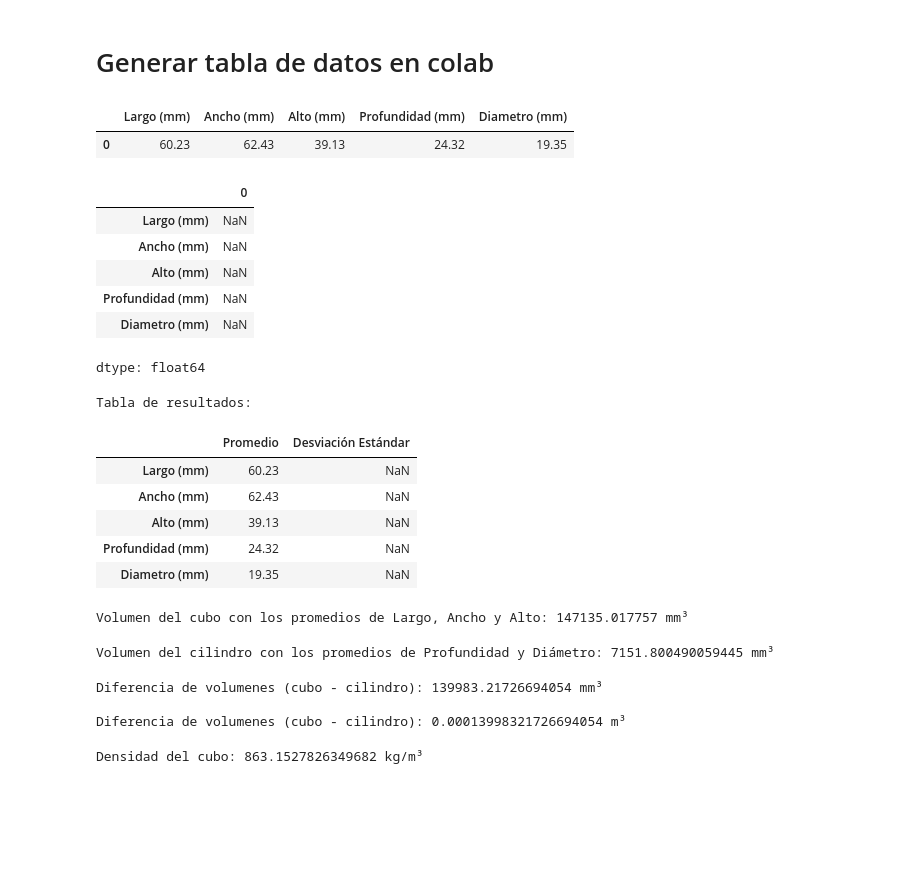
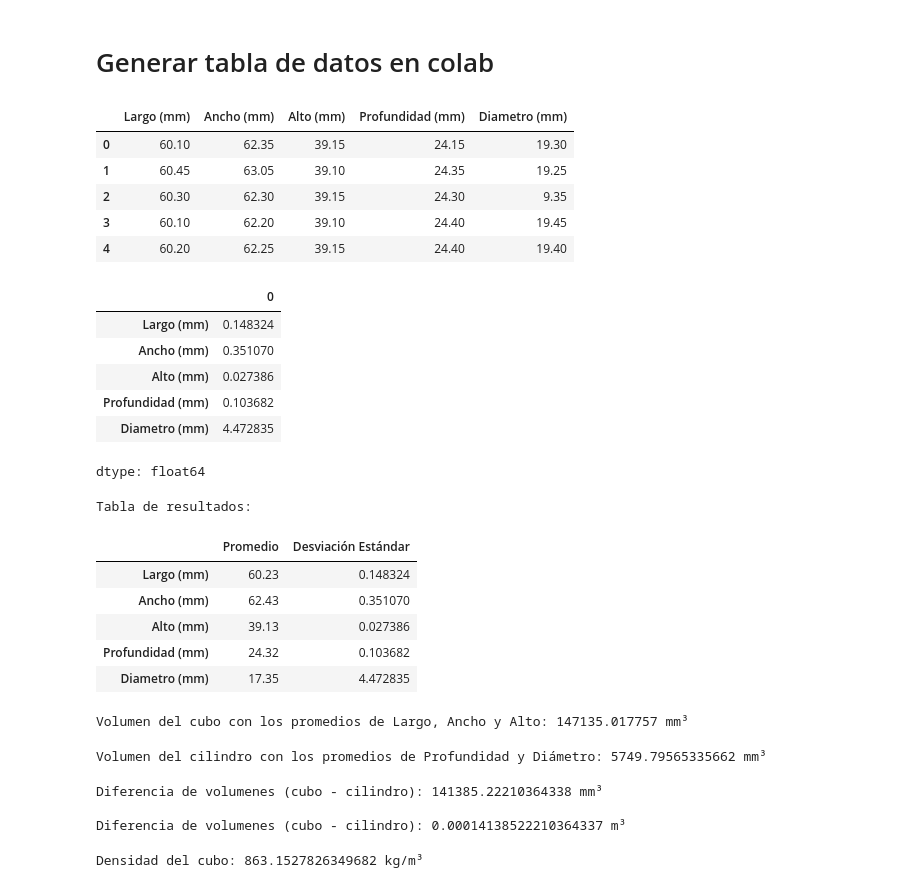
Before and after one commit to nicorico18/IA-assited-programing4physics, a Jupyter notebook: Mediciones.ipynb, the cells around one changed output. Drawn from its saved outputs; the diff is of its cells as text; code cells hidden in the pictures; blank space fills up the shorter version.

```diff
--- a/Mediciones.ipynb
+++ b/Mediciones.ipynb
@@ -5,21 +5,25 @@
 # %%
  #prompt: Porfavor genera una tabla de datos para medir 5 veces las dimensiones de un prisma
 
 import pandas as pd
 
 # Crear un DataFrame vacío
-data = {'Largo (mm)': [60.23],
-        'Ancho (mm)': [62.43],
-        'Alto (mm)': [39.13],
-        "Profundidad (mm)": [24.32],
-        "Diametro (mm)": [19.35]}
+data = {'Largo (mm)': [60.10, 60.45, 60.30, 60.10, 60.20],
+        'Ancho (mm)': [62.35, 63.05, 62.30, 62.20, 62.25],
+        'Alto (mm)': [39.15, 39.10, 39.15, 39.10, 39.15],
+        "Profundidad (mm)": [24.15 , 24.35, 24.30, 24.40, 24.40],
+        "Diametro (mm)": [19.30 , 19.25, 9.35, 19.45, 19.40]}
 df = pd.DataFrame(data)
 
 # Mostrar la tabla
 df
 # %% [output]
 |  | Largo (mm) | Ancho (mm) | Alto (mm) | Profundidad (mm) | Diametro (mm) |
-| 0 | 60.23 | 62.43 | 39.13 | 24.32 | 19.35 |
+| 0 | 60.10 | 62.35 | 39.15 | 24.15 | 19.30 |
+| 1 | 60.45 | 63.05 | 39.10 | 24.35 | 19.25 |
+| 2 | 60.30 | 62.30 | 39.15 | 24.30 | 9.35 |
+| 3 | 60.10 | 62.20 | 39.10 | 24.40 | 19.45 |
+| 4 | 60.20 | 62.25 | 39.15 | 24.40 | 19.40 |
 # %%
 # prompt: Por favor calcula la desviacion estandar de cada columna
 
@@ -30,11 +34,11 @@ desviacion_estandar = df.std()
 desviacion_estandar
 # %% [output]
 |  | 0 |
-| Largo (mm) | NaN |
-| Ancho (mm) | NaN |
-| Alto (mm) | NaN |
-| Profundidad (mm) | NaN |
-| Diametro (mm) | NaN |
+| Largo (mm) | 0.148324 |
+| Ancho (mm) | 0.351070 |
+| Alto (mm) | 0.027386 |
+| Profundidad (mm) | 0.103682 |
+| Diametro (mm) | 4.472835 |
 dtype: float64
 # %%
 # Calcular la desviación estándar de cada columna
@@ -52,11 +56,11 @@ resultados
 # %% [output]
 Tabla de resultados:
 |  | Promedio | Desviación Estándar |
-| Largo (mm) | 60.23 | NaN |
-| Ancho (mm) | 62.43 | NaN |
-| Alto (mm) | 39.13 | NaN |
-| Profundidad (mm) | 24.32 | NaN |
-| Diametro (mm) | 19.35 | NaN |
+| Largo (mm) | 60.23 | 0.148324 |
+| Ancho (mm) | 62.43 | 0.351070 |
+| Alto (mm) | 39.13 | 0.027386 |
+| Profundidad (mm) | 24.32 | 0.103682 |
+| Diametro (mm) | 17.35 | 4.472835 |
 # %%
 # prompt: Calcula volumen del cubo con los promedios de LArgo ANcho y Alto
 
@@ -84,7 +88,7 @@ volumen_cilindro = math.pi * (radio**2) * promedio_profundidad
 # Imprimir el volumen del cilindro
 print(f"\nVolumen del cilindro con los promedios de Profundidad y Diámetro: {volumen_cilindro} mm³")
 # %% [output]
-Volumen del cilindro con los promedios de Profundidad y Diámetro: 7151.800490059445 mm³
+Volumen del cilindro con los promedios de Profundidad y Diámetro: 5749.79565335662 mm³
 # %%
 # prompt: resta el volumen del cilindro del volumen del cubo y presentalo en metros cubicos
 
@@ -100,9 +104,9 @@ diferencia_volumenes_m3 = diferencia_volumenes / 1e9
 
 print(f"\nDiferencia de volumenes (cubo - cilindro): {diferencia_volumenes_m3} m³")
 # %% [output]
-Diferencia de volumenes (cubo - cilindro): 139983.21726694054 mm³
+Diferencia de volumenes (cubo - cilindro): 141385.22210364338 mm³
 
-Diferencia de volumenes (cubo - cilindro): 0.00013998321726694054 m³
+Diferencia de volumenes (cubo - cilindro): 0.00014138522210364337 m³
 # %%
 # prompt: obten la densidad si la masa es 0.127
 
```
Also changed, not shown: parts of 1 cell of this notebook.
